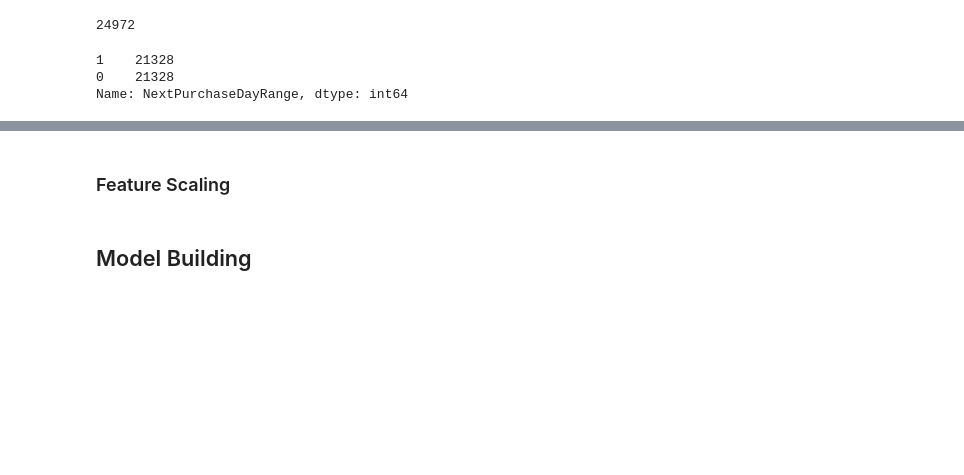
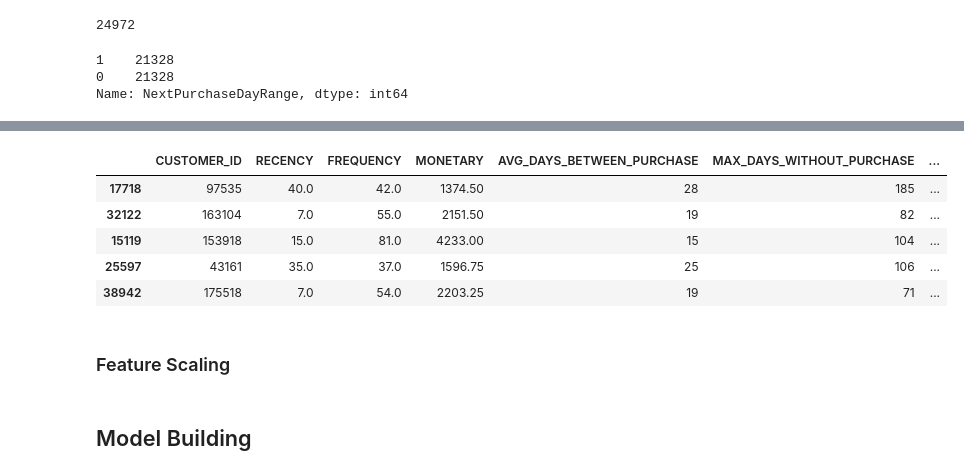
Before and after one commit to R-otato/Tasty_Insights, a Jupyter notebook: Test.ipynb, the cells around one changed output, grey strips where cells are left out. Drawn from its saved outputs; the diff is of its cells as text; code cells hidden in the pictures; blank space fills up the shorter version.

```diff
--- a/Test.ipynb
+++ b/Test.ipynb
@@ -560,4 +560,13 @@ X_holdout.columns = map(str.upper, X_holdout.columns)
 session.create_dataframe(X_train).write.save_as_table(table_name="train_table", mode='overwrite')
 session.create_dataframe(X_test).write.save_as_table(table_name="test_table", mode='overwrite')
 session.create_dataframe(X_holdout).write.save_as_table(table_name="holdout_table", mode='overwrite')
+# %%
+X_train.head()
+# %% [output]
+|  | CUSTOMER_ID | RECENCY | FREQUENCY | MONETARY | AVG_DAYS_BETWEEN_PURCHASE | MAX_DAYS_WITHOUT_PURCHASE | ... |
+| 17718 | 97535 | 40.0 | 42.0 | 1374.50 | 28 | 185 | ... |
+| 32122 | 163104 | 7.0 | 55.0 | 2151.50 | 19 | 82 | ... |
+| 15119 | 153918 | 15.0 | 81.0 | 4233.00 | 15 | 104 | ... |
+| 25597 | 43161 | 35.0 | 37.0 | 1596.75 | 25 | 106 | ... |
+| 38942 | 175518 | 7.0 | 54.0 | 2203.25 | 19 | 71 | ... |
 # %%
```
Also changed, not shown: parts of 16 cells of this notebook.
